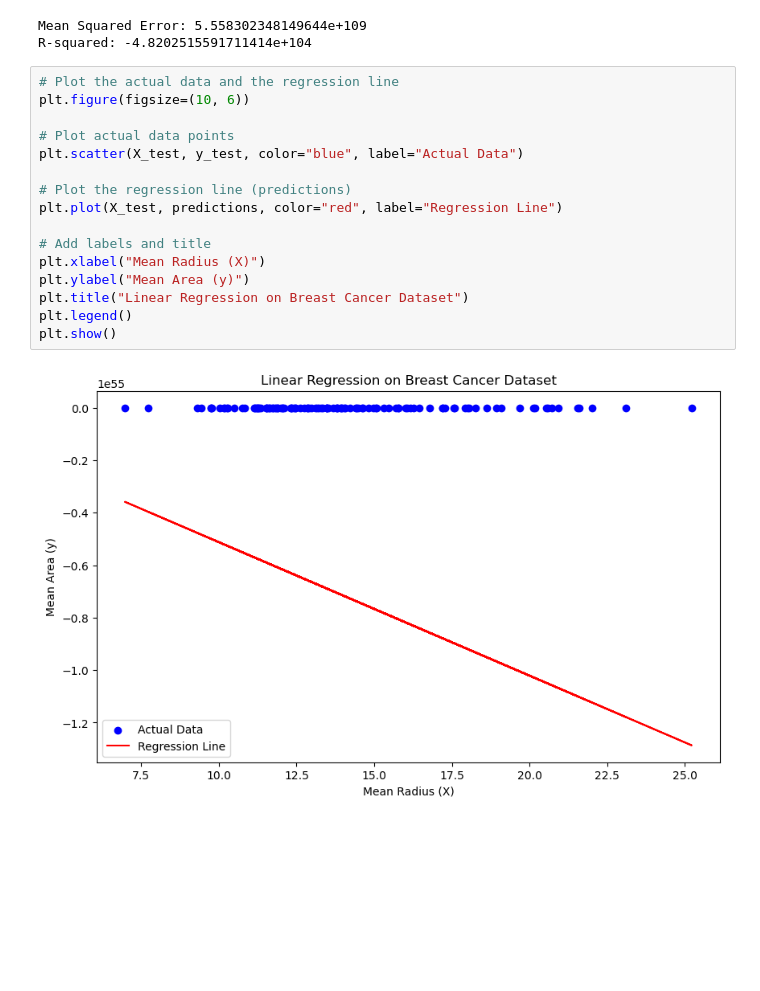
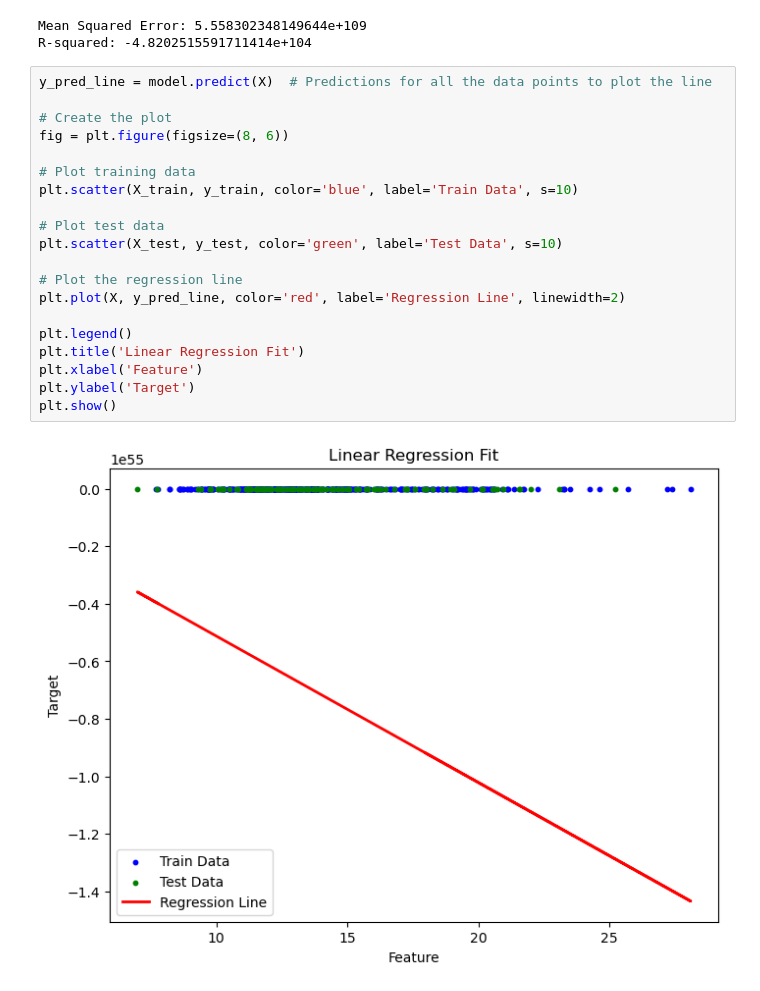
Before and after one commit to sadhanathanga/Marvel-2.5, a Jupyter notebook: linear_regression from scratch.ipynb, the cells around one changed output. Drawn from its saved outputs; the diff is of its cells as text; blank space fills up the shorter version.

```diff
--- a/linear_regression from scratch.ipynb
+++ b/linear_regression from scratch.ipynb
@@ -59,21 +59,25 @@ print("R-squared:", r_squared)
 # %% [output]
 Mean Squared Error: 5.558302348149644e+109
 R-squared: -4.8202515591711414e+104
-# %%
-# Plot the actual data and the regression line
-plt.figure(figsize=(10, 6))
-
-# Plot actual data points
-plt.scatter(X_test, y_test, color="blue", label="Actual Data")
-
-# Plot the regression line (predictions)
-plt.plot(X_test, predictions, color="red", label="Regression Line")
-
-# Add labels and title
-plt.xlabel("Mean Radius (X)")
-plt.ylabel("Mean Area (y)")
-plt.title("Linear Regression on Breast Cancer Dataset")
-plt.legend()
-plt.show()
-# %% [output]
-[figure, removed]
+# %%
+y_pred_line = model.predict(X)  # Predictions for all the data points to plot the line
+
+# Create the plot
+fig = plt.figure(figsize=(8, 6))
+
+# Plot training data
+plt.scatter(X_train, y_train, color='blue', label='Train Data', s=10)
+
+# Plot test data
+plt.scatter(X_test, y_test, color='green', label='Test Data', s=10)
+
+# Plot the regression line
+plt.plot(X, y_pred_line, color='red', label='Regression Line', linewidth=2)
+
+plt.legend()
+plt.title('Linear Regression Fit')
+plt.xlabel('Feature')
+plt.ylabel('Target')
+plt.show()
+# %% [output]
+[figure, added]
```
